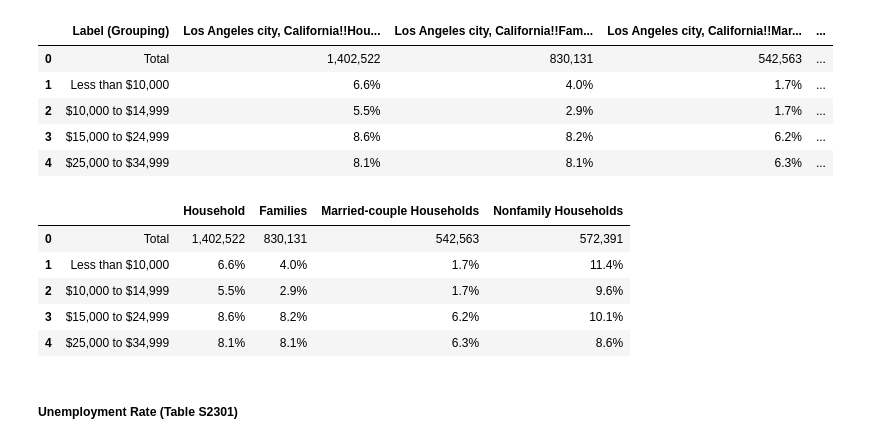
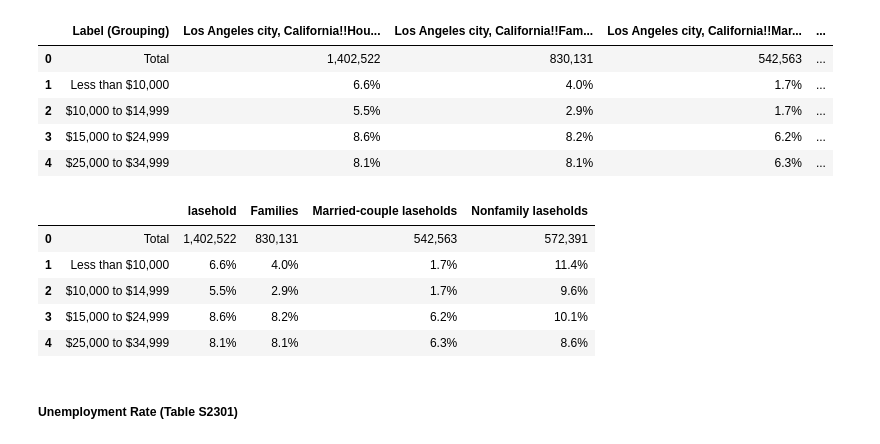
Before and after one commit to maddieemihle/major-city-visualization, a Jupyter notebook: data_files/los_angeles_data/Los Angeles Code.ipynb, the cells around one changed output. Cells and saved outputs as stored; diff of their text form; code cells hidden in the pictures.

```diff
--- a/data_files/los_angeles_data/Los Angeles Code.ipynb
+++ b/data_files/los_angeles_data/Los Angeles Code.ipynb
@@ -241,13 +243,13 @@ la_income_df.head()
 # %%
 # Rename columns for clarity
 la_income_df.columns = ['',
-                             'Household',
+                             'lasehold',
                               'Families',
-                              'Married-couple Households',
-                              'Nonfamily Households']
+                              'Married-couple laseholds',
+                              'Nonfamily laseholds']
 la_income_df.head()
 # %% [output]
-|  |  | Household | Families | Married-couple Households | Nonfamily Households |
+|  |  | lasehold | Families | Married-couple laseholds | Nonfamily laseholds |
 | 0 | Total | 1,402,522 | 830,131 | 542,563 | 572,391 |
 | 1 | Less than $10,000 | 6.6% | 4.0% | 1.7% | 11.4% |
 | 2 | $10,000 to $14,999 | 5.5% | 2.9% | 1.7% | 9.6% |
```
Also changed, not shown: parts of 10 cells of this notebook, 5 other files.
